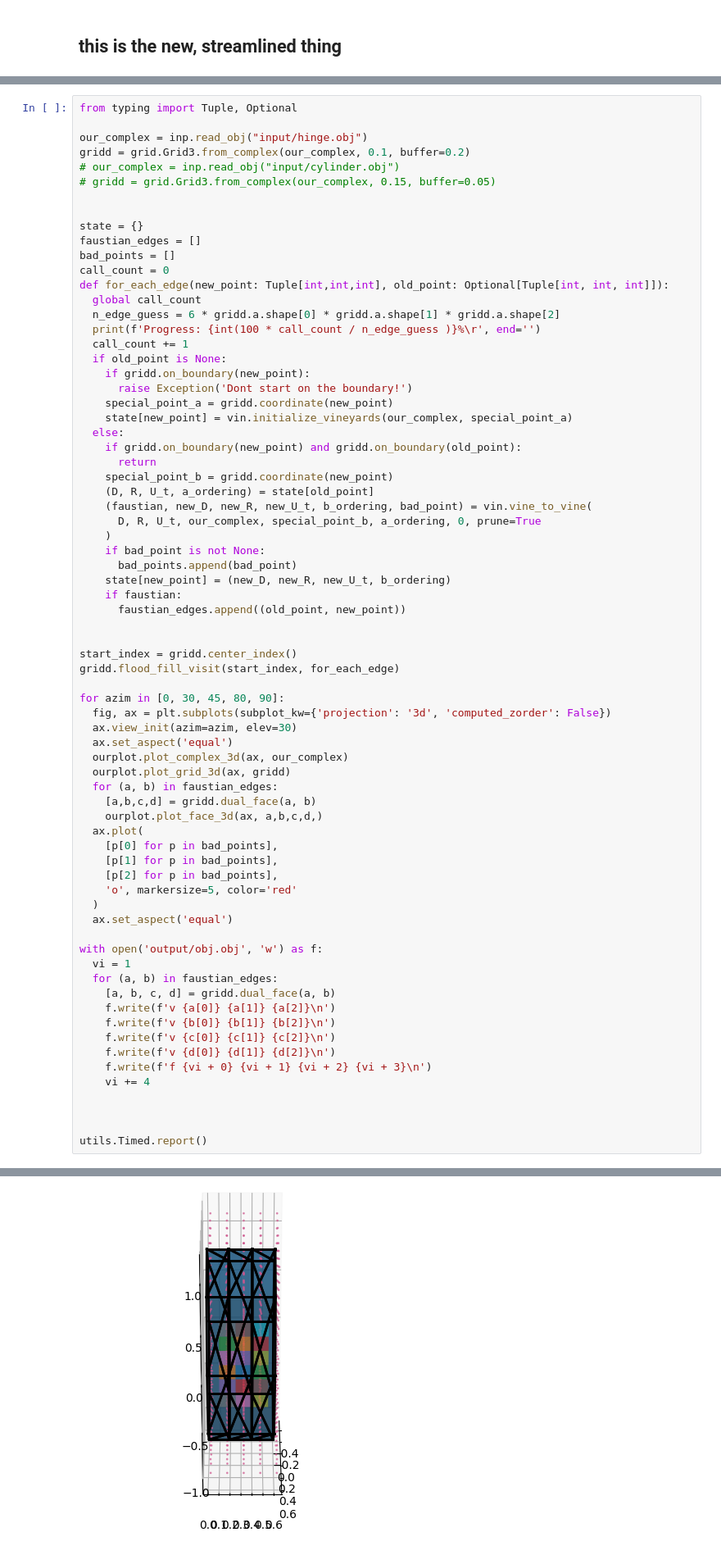
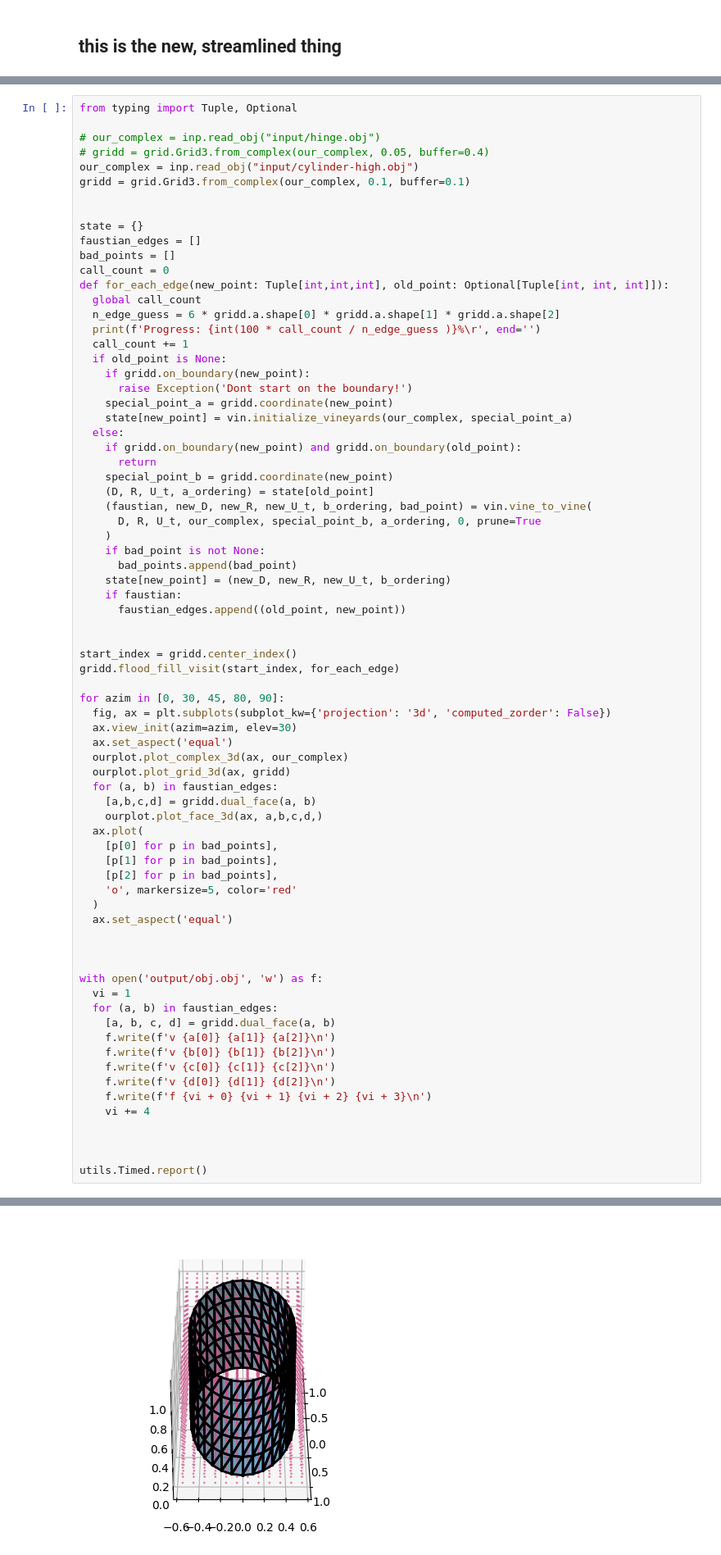
Before and after one commit to medial-ax/medial-ax, a Jupyter notebook: makethings.ipynb, the cells around one changed output, grey strips where cells are left out. Shown at 82% size. Drawn from its saved outputs; the diff is of its cells as text.

```diff
--- a/makethings.ipynb
+++ b/makethings.ipynb
@@ -73,10 +71,10 @@ ourplot.plot_orders_with_bubbles(o, o2)
 # %%
 from typing import Tuple, Optional
 
-our_complex = inp.read_obj("input/hinge.obj")
-gridd = grid.Grid3.from_complex(our_complex, 0.1, buffer=0.2)
-# our_complex = inp.read_obj("input/cylinder.obj")
-# gridd = grid.Grid3.from_complex(our_complex, 0.15, buffer=0.05)
+# our_complex = inp.read_obj("input/hinge.obj")
+# gridd = grid.Grid3.from_complex(our_complex, 0.05, buffer=0.4)
+our_complex = inp.read_obj("input/cylinder-high.obj")
+gridd = grid.Grid3.from_complex(our_complex, 0.1, buffer=0.1)
 
 
 state = {}
@@ -128,6 +126,8 @@ for azim in [0, 30, 45, 80, 90]:
   )
   ax.set_aspect('equal')
 
+
+
 with open('output/obj.obj', 'w') as f:
   vi = 1
   for (a, b) in faustian_edges:
@@ -154,2 +154,2 @@ utils.Timed.report()
 |==============================
-[figure, old version]
+[figure, new version]
```
Also changed, not shown: parts of 3 cells of this notebook.
